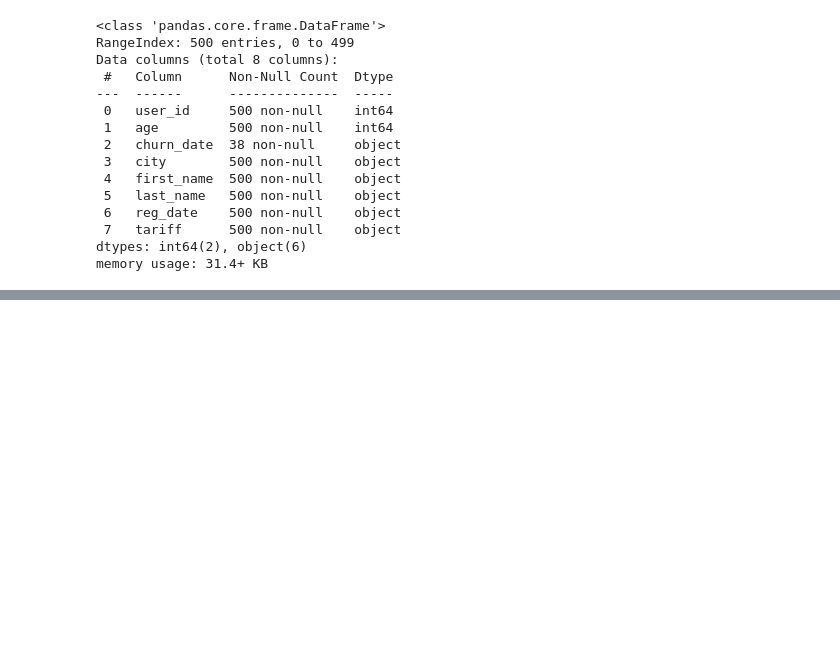
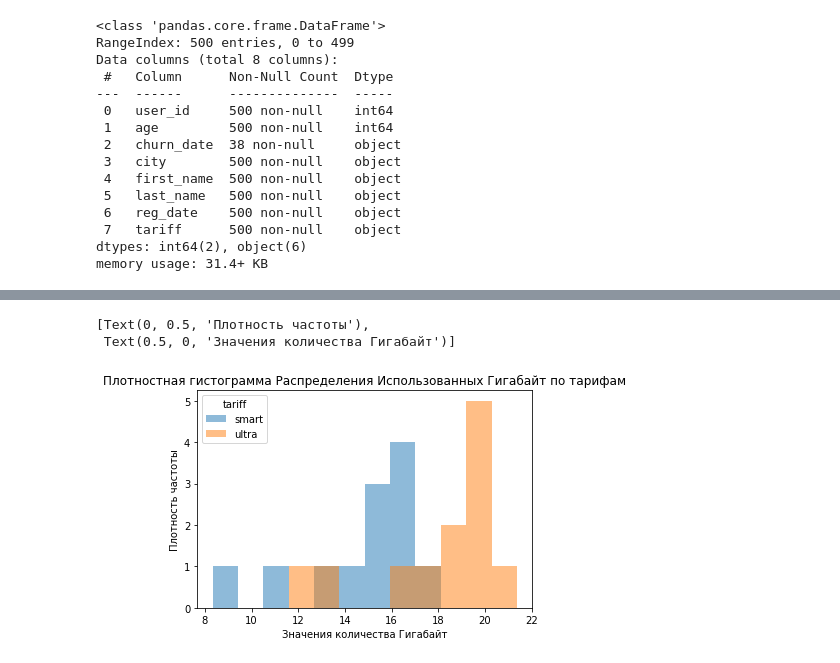
Before and after one commit to ViacheslavPogorelyy/YaP, a Jupyter notebook: part_number_three/project_3.ipynb, the cells around one changed output, grey strips where cells are left out. Cells and saved outputs as stored; diff of their text form; code cells hidden in the pictures; blank space fills up the shorter version.

```diff
--- a/part_number_three/project_3.ipynb
+++ b/part_number_three/project_3.ipynb
@@ -210,0 +647,6 @@ internet = internet.drop('Unnamed: 0', axis = 1)
+# %%
+df.pivot_table(index= 'tariff',columns = 'month',values= 'gb_used',aggfunc=['mean']).T.plot(bins = 12, kind='hist', alpha=0.5, title='Плотностная гистограмма Распределения Использованных Гигабайт по тарифам').set(xlabel="Значения количества Гигабайт", ylabel="Плотность частоты")
+# %% [output]
+[Text(0, 0.5, 'Плотность частоты'),
+ Text(0.5, 0, 'Значения количества Гигабайт')]
+[figure, added]
```
Also changed, not shown: parts of 98 cells of this notebook.
